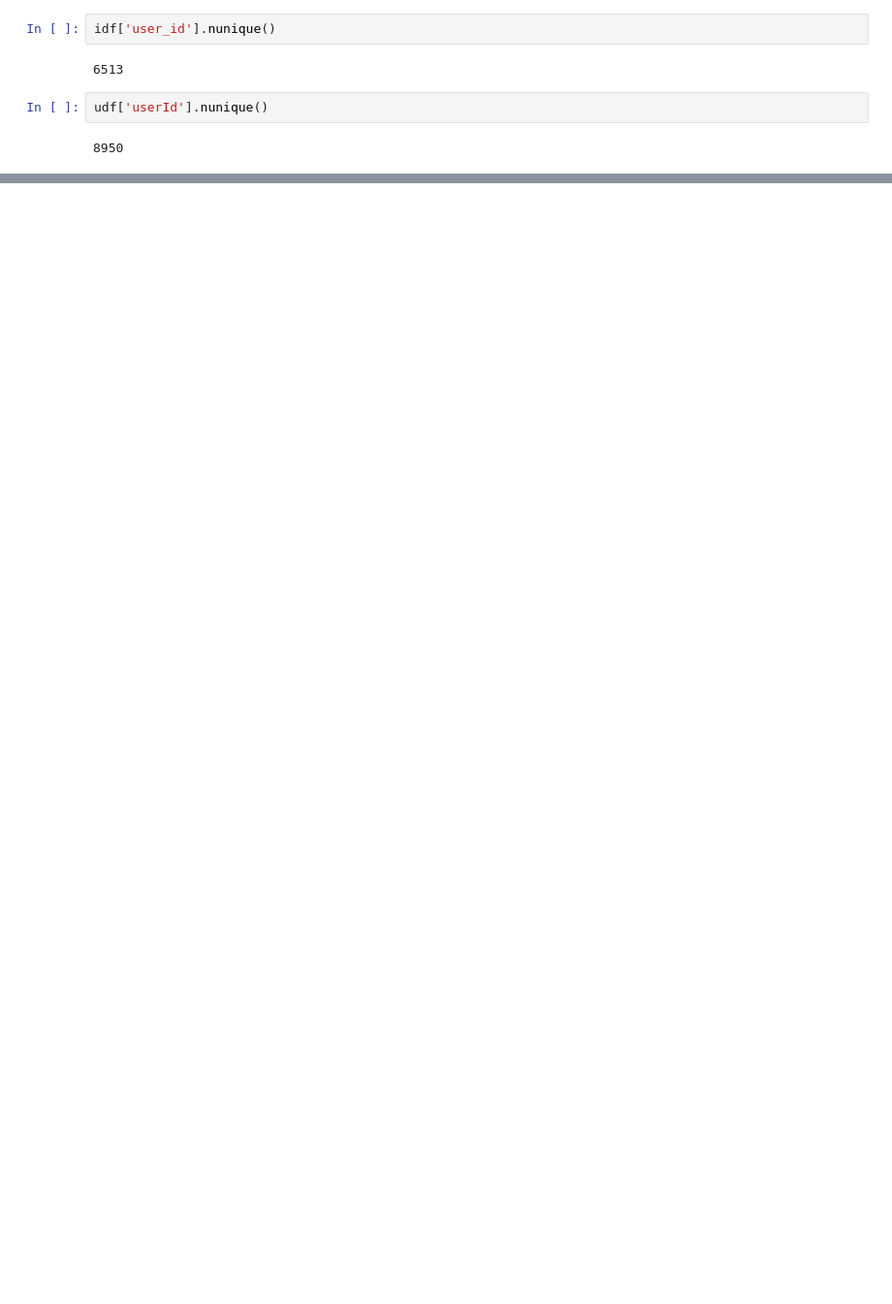
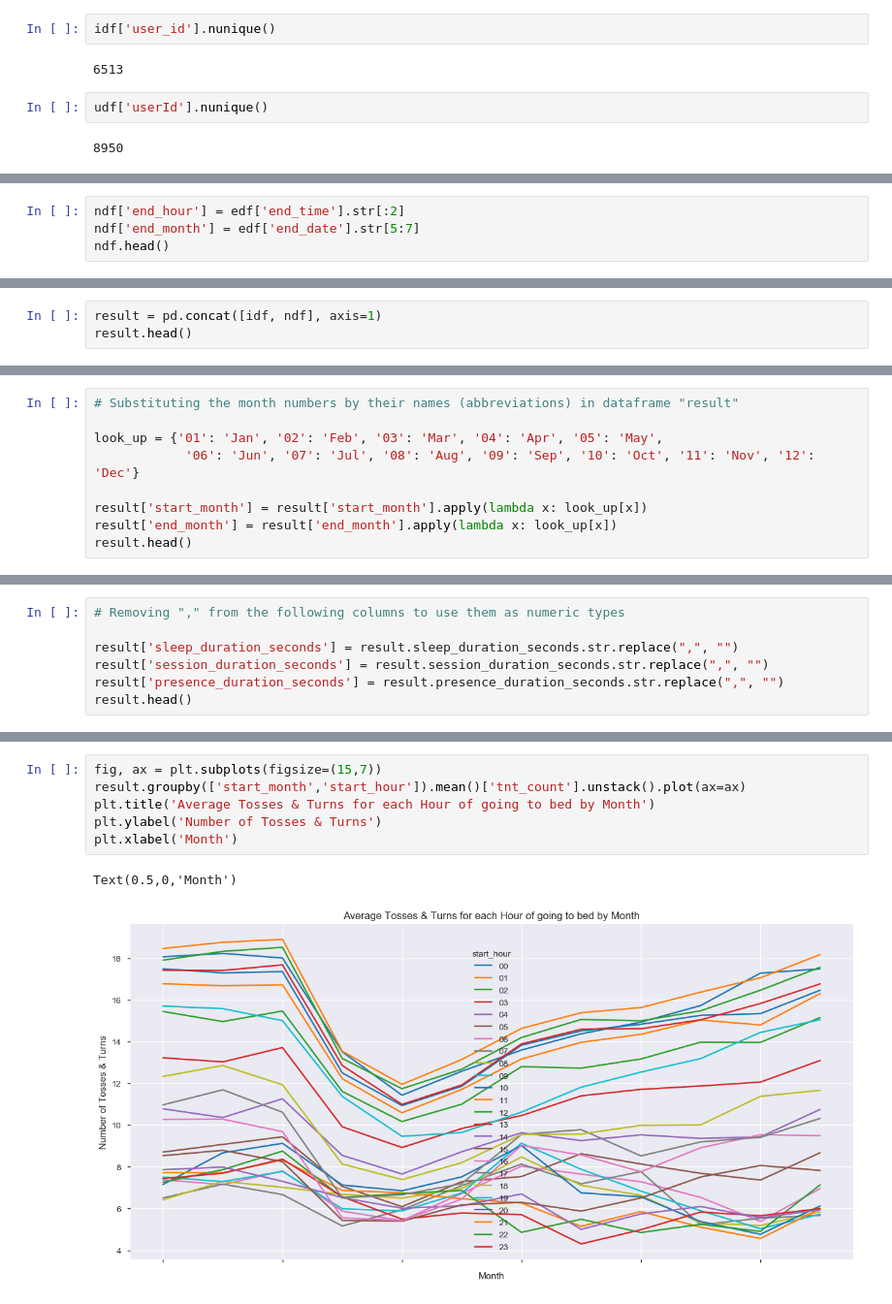
Before and after one commit to akc83/RWProject, a Jupyter notebook: Eight Sleep Assignment.ipynb, the cells around one changed output, grey strips where cells are left out. Shown at 97% size. Cells and saved outputs as stored; diff of their text form; blank space fills up the shorter version.

```diff
--- a/Eight Sleep Assignment.ipynb
+++ b/Eight Sleep Assignment.ipynb
@@ -123,0 +185,4 @@ plt.plot(nidf['end_ts'], nidf['sleep_duration_seconds'])
+# %%
+ndf['end_hour'] = edf['end_time'].str[:2]
+ndf['end_month'] = edf['end_date'].str[5:7]
+ndf.head()
@@ -123,0 +207,3 @@ plt.plot(nidf['end_ts'], nidf['sleep_duration_seconds'])
+# %%
+result = pd.concat([idf, ndf], axis=1)
+result.head()
@@ -123,0 +228,9 @@ plt.plot(nidf['end_ts'], nidf['sleep_duration_seconds'])
+# %%
+# Substituting the month numbers by their names (abbreviations) in dataframe "result"
+
+look_up = {'01': 'Jan', '02': 'Feb', '03': 'Mar', '04': 'Apr', '05': 'May',
+            '06': 'Jun', '07': 'Jul', '08': 'Aug', '09': 'Sep', '10': 'Oct', '11': 'Nov', '12': 'Dec'}
+
+result['start_month'] = result['start_month'].apply(lambda x: look_up[x])
+result['end_month'] = result['end_month'].apply(lambda x: look_up[x])
+result.head()
@@ -123,0 +244,7 @@ plt.plot(nidf['end_ts'], nidf['sleep_duration_seconds'])
+# %%
+# Removing "," from the following columns to use them as numeric types
+
+result['sleep_duration_seconds'] = result.sleep_duration_seconds.str.replace(",", "")
+result['session_duration_seconds'] = result.session_duration_seconds.str.replace(",", "")
+result['presence_duration_seconds'] = result.presence_duration_seconds.str.replace(",", "")
+result.head()
@@ -123,0 +295,9 @@ plt.plot(nidf['end_ts'], nidf['sleep_duration_seconds'])
+# %%
+fig, ax = plt.subplots(figsize=(15,7))
+result.groupby(['start_month','start_hour']).mean()['tnt_count'].unstack().plot(ax=ax)
+plt.title('Average Tosses & Turns for each Hour of going to bed by Month')
+plt.ylabel('Number of Tosses & Turns')
+plt.xlabel('Month')
+# %% [output]
+Text(0.5,0,'Month')
+[figure, added]
```
Also changed, not shown: parts of 39 cells of this notebook.
